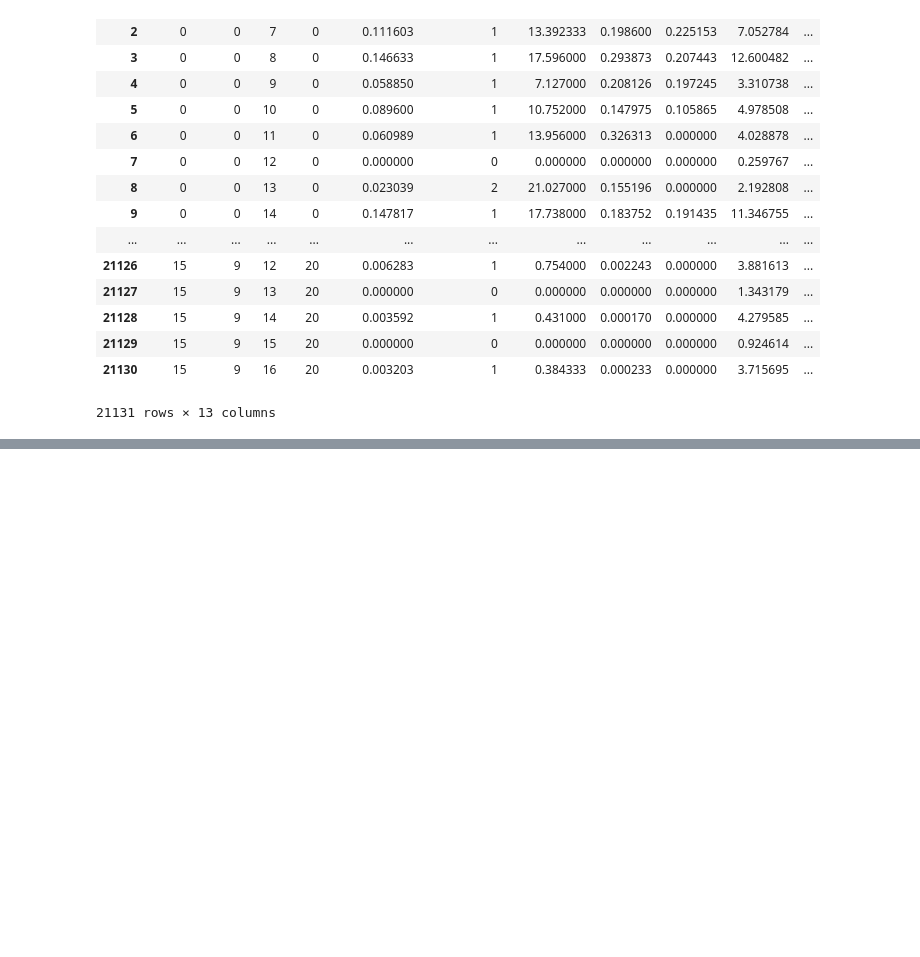
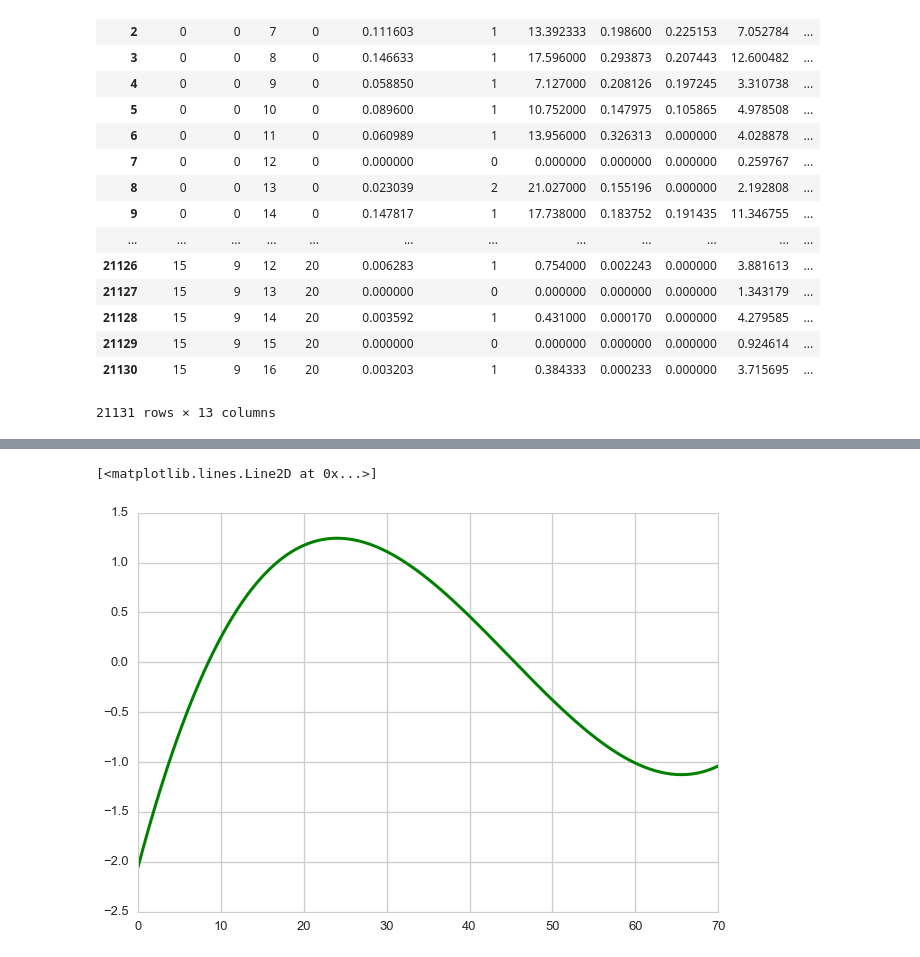
Before and after one commit to richiefeng/mousestyles, a Jupyter notebook: mousestyles/ultradian/seasonal_decomposition.ipynb, the cells around one changed output, grey strips where cells are left out. Cells and saved outputs as stored; diff of their text form; code cells hidden in the pictures; blank space fills up the shorter version.

```diff
--- a/mousestyles/ultradian/seasonal_decomposition.ipynb
+++ b/mousestyles/ultradian/seasonal_decomposition.ipynb
@@ -67,3 +136,10 @@ plt.plot(res.seasonal[0:71])
+# %%
+spl = UnivariateSpline(x, y)
+xs = np.linspace(0, 70, 1000)
+plt.plot(xs, spl(xs), 'g', lw=3)
+# %% [output]
+[<matplotlib.lines.Line2D at 0x...>]
+[figure, added]
 # %%
 test = all_features.loc[(all_features.loc[:, "strain"] == 0) & \
                  (all_features.loc[:, "mouse"] == 0),:]
```
Also changed, not shown: parts of 14 cells of this notebook.
